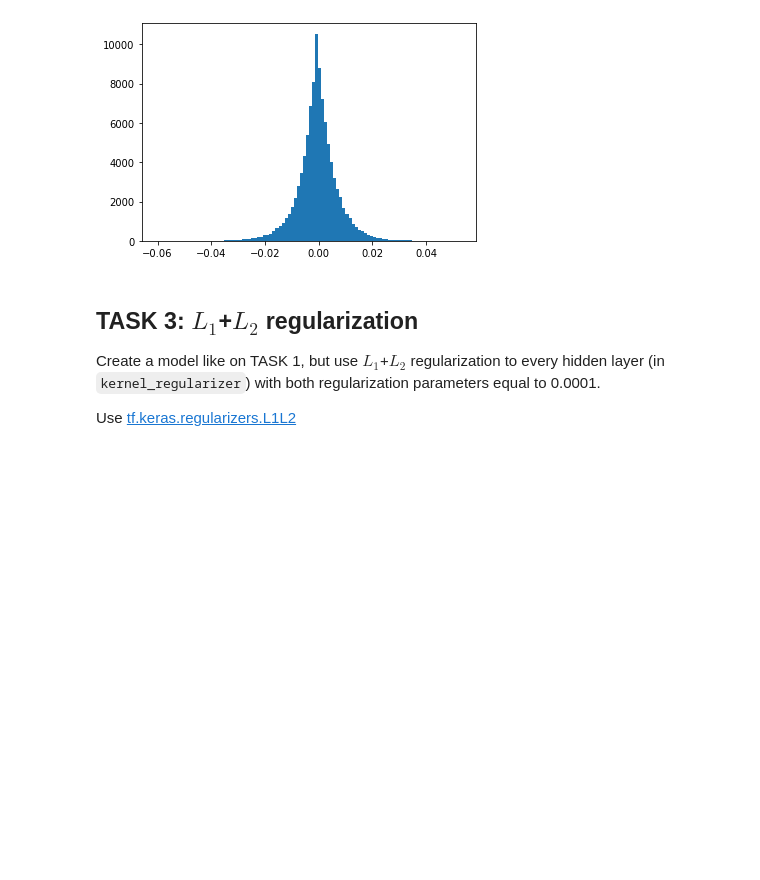
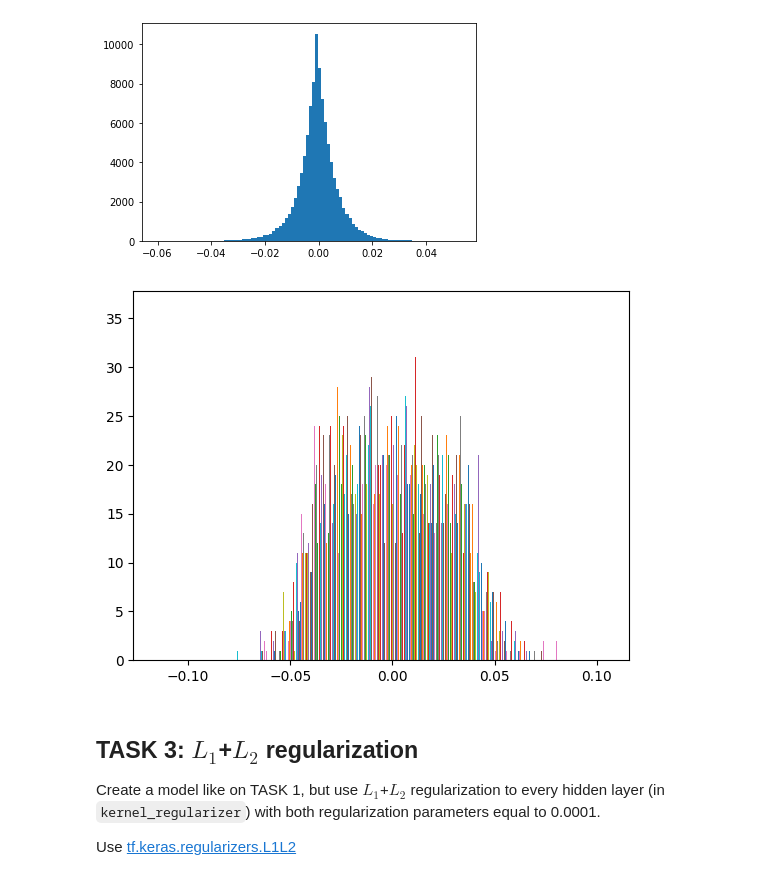
Before and after one commit to jadercaro/Curso-Deep-Learning-20242, a Jupyter notebook: U2_LAB_01_Customized_loss_functions_and_regularization.ipynb, the cells around one changed output. Cells and saved outputs as stored; diff of their text form; code cells hidden in the pictures; blank space fills up the shorter version.

```diff
--- a/U2_LAB_01_Customized_loss_functions_and_regularization.ipynb
+++ b/U2_LAB_01_Customized_loss_functions_and_regularization.ipynb
@@ -183,6 +184,8 @@ def get_L2_model(input_dim, nb_classes):
     model.add(Dense(128, activation='relu', input_dim=input_dim, kernel_regularizer=regularizers.L2(0.0001)))
     model.add(Dense(64, activation='relu', kernel_regularizer=regularizers.L2(0.0001)))
     model.add(Dense(32, activation='relu', kernel_regularizer=regularizers.L2(0.0001)))
+    model.add(Dense(16, activation='relu', kernel_regularizer=regularizers.L2(0.0001)))
+    model.add(Dense(nb_classes, activation='softmax'))
     return model
 # %%
 model = get_L2_model(784, 10)
@@ -222,7 +255,10 @@ Image("local/imgs/L21W2.png")
 # %% [output]
 [figure]
 # %%
-plt.hist(..., bins=100)
+plt.hist(model.layers[0].get_weights()[0], bins=100)
+plt.show()
+# %% [output]
+[figure, added]
 # %% [markdown]
 ## TASK 3: $L_1$+$L_2$ regularization
 
```
Also changed, not shown: parts of 17 cells of this notebook.
